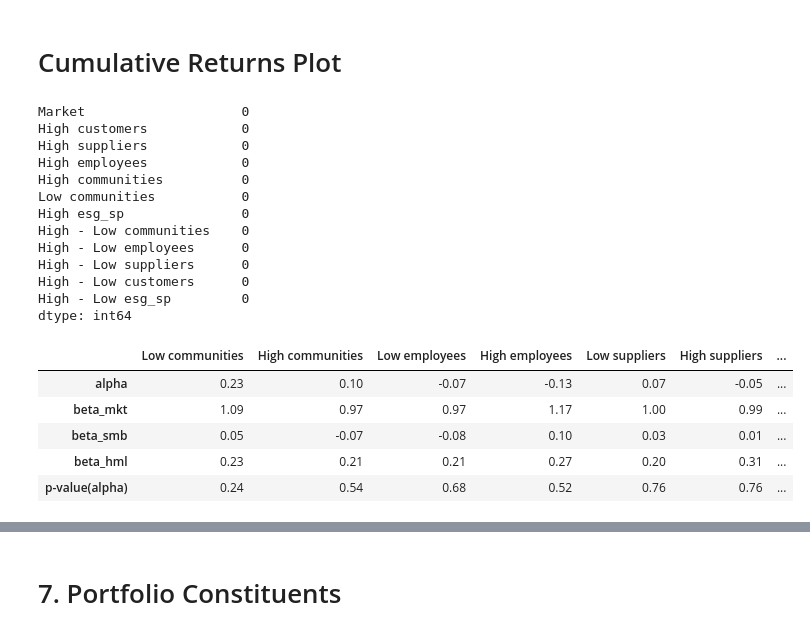
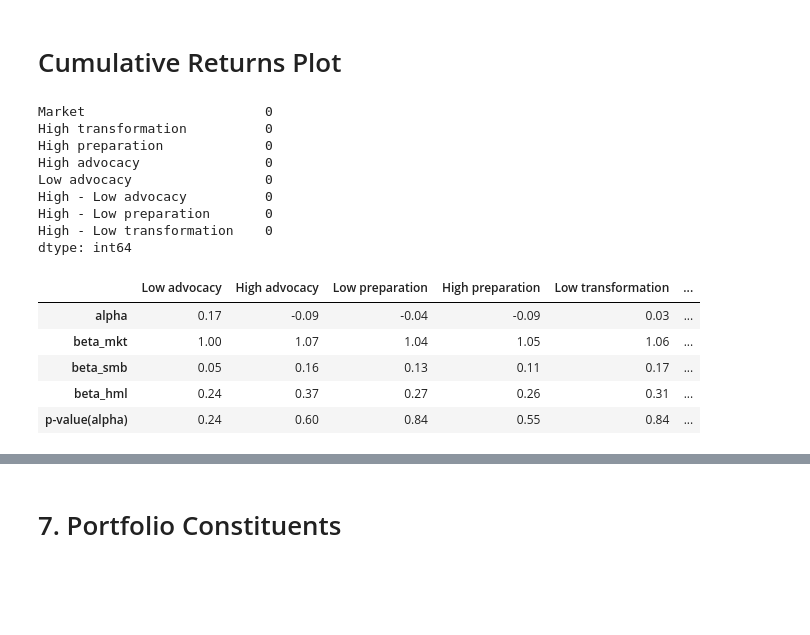
Before and after one commit to christy108/modular_fund_analysis, a Jupyter notebook: Main.ipynb, the cells around one changed output, grey strips where cells are left out. Cells and saved outputs as stored; diff of their text form; code cells hidden in the pictures; blank space fills up the shorter version.

```diff
--- a/Main.ipynb
+++ b/Main.ipynb
@@ -30,7 +30,7 @@ RF_JAPAN_PATH = "./data/FAMA/Rf_Japan_Monthly.xlsx"   # Japanese monthly T-bill
 
 
 # Signal Characterization
-action_characterization = "4_stakeholder_new" #"dict_all_SDG_1D_prosperity_into_people, 4_stakeholder_new" # "original_matteo" # "Moji_5_signals", , dict_all_SDG_1D
+action_characterization = "original_matteo" #"dict_all_SDG_1D_prosperity_into_people, 4_stakeholder_new" # "original_matteo" # "Moji_5_signals", , dict_all_SDG_1D
 
 
 start_year = 2015  # these ESG sources are aligned for `start_year==2013`
@@ -99,13 +99,10 @@ anlayse_fashion_only = False
 msci_score_column = "weighted"   # MSCI score column: "industry" (industry_adjusted_score) or "weighted" (weighted_average_score)
 
 
-#sector split
-top_x_by_industry_even_split = 6
 
 #Filtering the GOLDEN data equally top and bottom
 use_alpha_bound = True
 
-show_sector_portfolio =  False
 show_sample_portfolio = False
 plot_coverage = False
 show_esg_coverage = False   # gated ESG-coverage diagnostic at notebook end
@@ -293,7 +290,6 @@ if esg_full_universe:
     if esg_choice == "none":
         raise ValueError("esg_full_universe=True requires esg_choice in {'msci','refinitiv','s&p'} (not 'none').")
     lc_signals = {}
-    show_sector_portfolio = False   # sector portfolio is pinned to signal_2, which will not exist
 # %% [markdown]
 Signal Choice
 # %% [markdown]
@@ -859,9 +808,6 @@ if not esg_full_universe:
 
 # base_analysis_selection.remove(("signal_0", "high"))
 
-
-if show_sector_portfolio:
-    base_analysis_selection.append(("Sector equal split signal_2", "high"))
 
 
 
@@ -900,13 +846,7 @@ rolling_signals_arg = [
 ]
 
 
-if show_sector_portfolio:
-    _sector_label = f"Sector equal split {signal_2_name}"
-    rolling_signals_arg.append({
-        "label": _sector_label,
-        "returns": sector_portfolio_returns,
-        "alpha_column": _sector_label,
-    })
+
 
 if show_sample_portfolio:
     _market_sample_label = f"Sample"
@@ -981,52 +917,46 @@ for _label, _series in spread_cum.items():
 # %%
 portfolio_returns.isna().sum()
 # %% [output]
-Market                    0
-High customers            0
-High suppliers            0
-High employees            0
-High communities          0
-Low communities           0
-High esg_sp               0
-High - Low communities    0
-High - Low employees      0
-High - Low suppliers      0
-High - Low customers      0
-High - Low esg_sp         0
+Market                       0
+High transformation          0
+High preparation             0
+High advocacy                0
+Low advocacy                 0
+High - Low advocacy          0
+High - Low preparation       0
+High - Low transformation    0
 dtype: int64
 # %%
 from functions.portfolio_metrics.fama_french import ff3_regressions, ff5_regressions, rolling_ff_alphas
 
 # FF3 table: every signal plus the sector portfolio.
 ff3_parts = [
     low_high(
         ff3_regressions(signal_quantiles[col], fama_french.reset_index(drop=True)),
         signal_names[col],
     )
     for col in signal_quantiles
 ]
 
 take_high_minus_low = True
 if take_high_minus_low:
     for _label, _df in spread_signals.items():
         ff3_parts.append(ff3_regressions(_df, fama_french.reset_index(drop=True)))
 
-if show_sector_portfolio:
-    ff3_parts.append(ff3_regressions(sector_portfolio_returns, fama_french.reset_index(drop=True)))
 
 if show_sample_portfolio:
     ff3_parts.append(ff3_regressions(Excess_returns_sample, fama_french.reset_index(drop=True)))
 
 ff3_parts_df = pd.concat(ff3_parts, axis=1).round(2)
 #ff3_parts_df.to_csv('./output/ff3_' + _{start_date}-{end_date} + '.csv')
 ff3_parts_df.head()
 # %% [output]
-|  | Low communities | High communities | Low employees | High employees | Low suppliers | High suppliers | ... |
-| alpha | 0.23 | 0.10 | -0.07 | -0.13 | 0.07 | -0.05 | ... |
-| beta_mkt | 1.09 | 0.97 | 0.97 | 1.17 | 1.00 | 0.99 | ... |
-| beta_smb | 0.05 | -0.07 | -0.08 | 0.10 | 0.03 | 0.01 | ... |
-| beta_hml | 0.23 | 0.21 | 0.21 | 0.27 | 0.20 | 0.31 | ... |
-| p-value(alpha) | 0.24 | 0.54 | 0.68 | 0.52 | 0.76 | 0.76 | ... |
+|  | Low advocacy | High advocacy | Low preparation | High preparation | Low transformation | ... |
+| alpha | 0.17 | -0.09 | -0.04 | -0.09 | 0.03 | ... |
+| beta_mkt | 1.00 | 1.07 | 1.04 | 1.05 | 1.06 | ... |
+| beta_smb | 0.05 | 0.16 | 0.13 | 0.11 | 0.17 | ... |
+| beta_hml | 0.24 | 0.37 | 0.27 | 0.26 | 0.31 | ... |
+| p-value(alpha) | 0.24 | 0.60 | 0.84 | 0.55 | 0.84 | ... |
 # %%
 # from functions.portfolio_metrics.fama_french import ff3_regressions, ff5_regressions, rolling_ff_alphas
 
```
Also changed, not shown: parts of 19 cells of this notebook, 1 other file.
